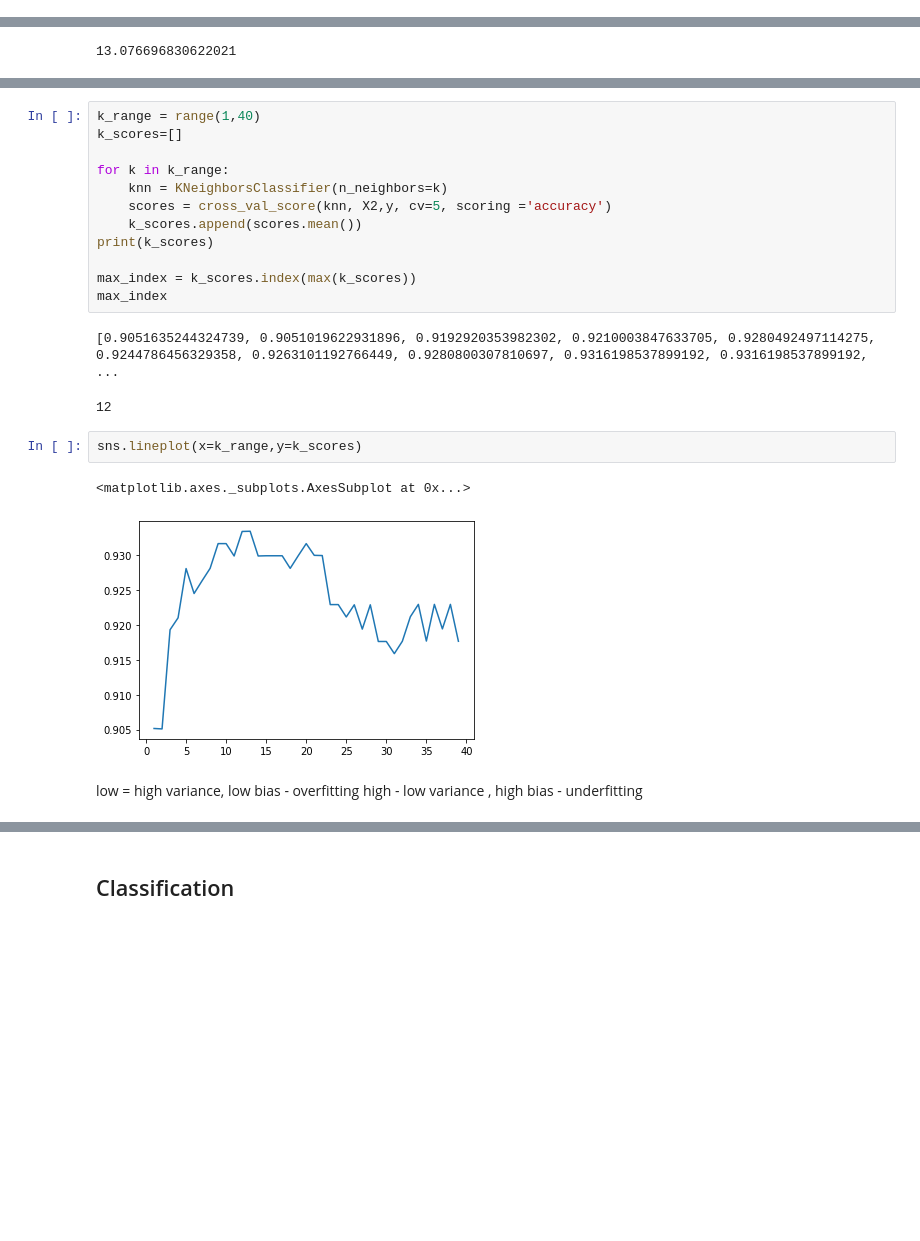
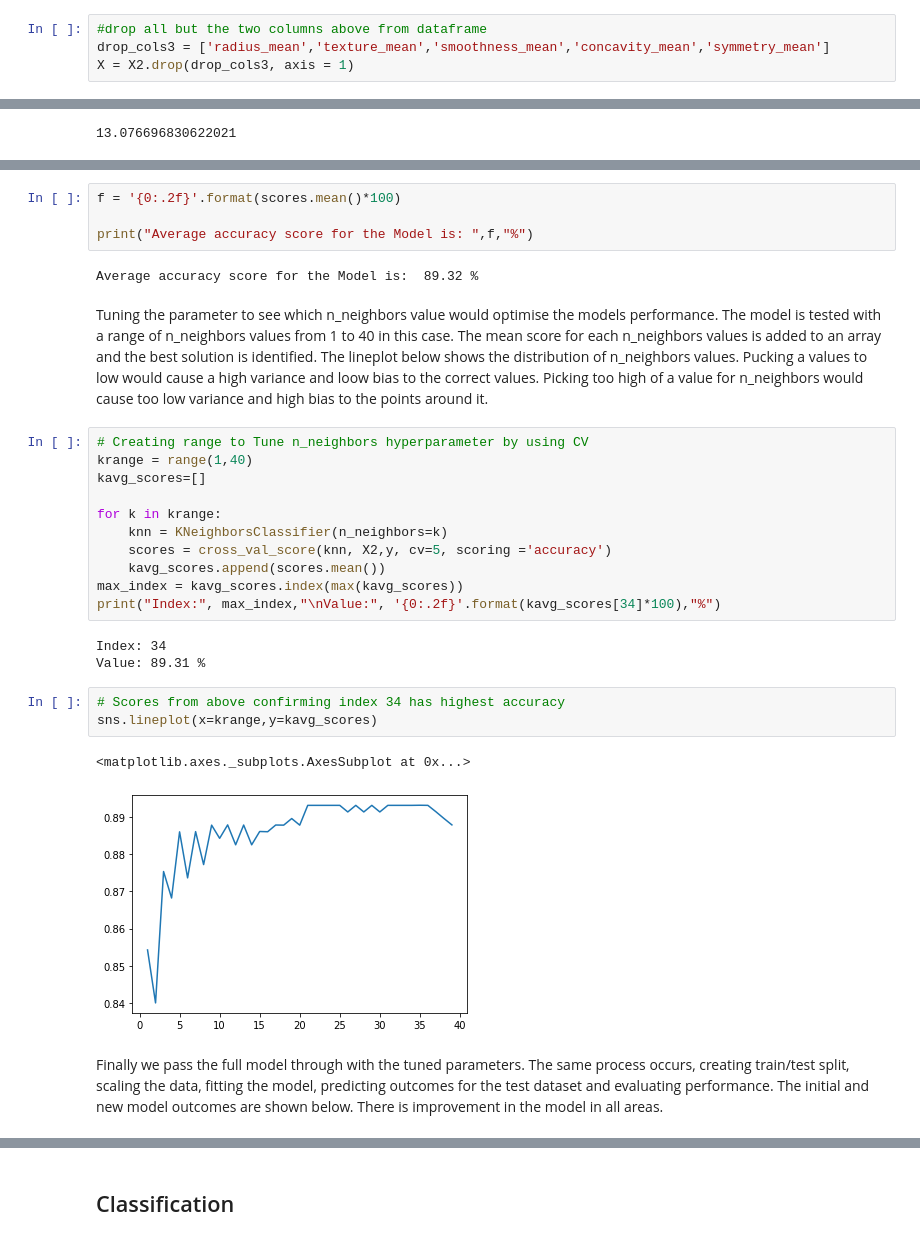
Before and after one commit to colmhiggs11/Machine_Learning_21_CH, a Jupyter notebook: Scikit-Learn.ipynb, the cells around one changed output, grey strips where cells are left out. Saved outputs shown, nothing was run; the diff lists cells and outputs as text; blank space fills up the shorter version.

```diff
--- a/Scikit-Learn.ipynb
+++ b/Scikit-Learn.ipynb
@@ -390,0 +412,4 @@ X_test=sc_X.fit_transform(X_test)
+# %%
+#drop all but the two columns above from dataframe
+drop_cols3 = ['radius_mean','texture_mean','smoothness_mean','concavity_mean','symmetry_mean']
+X = X2.drop(drop_cols3, axis = 1)
@@ -434,24 +505,32 @@ scores.mean()
+# %%
+f = '{0:.2f}'.format(scores.mean()*100)
+
+print("Average accuracy score for the Model is: ",f,"%")
+# %% [output]
+Average accuracy score for the Model is:  89.32 %
+# %% [markdown]
+Tuning the parameter to see which n_neighbors value would optimise the models performance. The model is tested with a range of n_neighbors values from 1 to 40 in this case.
+The mean score for each n_neighbors values is added to an array and the best solution is identified. The lineplot below shows the distribution of n_neighbors values. Pucking a values to low would cause a high variance  and loow bias to the correct values. Picking too high of a value for n_neighbors would cause too low variance and high bias to the points around it.
 # %%
-k_range = range(1,40)
-k_scores=[]
+# Creating range to Tune n_neighbors hyperparameter by using CV
+krange = range(1,40)
+kavg_scores=[]
 
-for k in k_range:
+for k in krange:
     knn = KNeighborsClassifier(n_neighbors=k)
     scores = cross_val_score(knn, X2,y, cv=5, scoring ='accuracy')
-    k_scores.append(scores.mean())
-print(k_scores)
-
-max_index = k_scores.index(max(k_scores))
-max_index
+    kavg_scores.append(scores.mean())
+max_index = kavg_scores.index(max(kavg_scores))
+print("Index:", max_index,"\nValue:", '{0:.2f}'.format(kavg_scores[34]*100),"%")
 # %% [output]
-[0.9051635244324739, 0.9051019622931896, 0.9192920353982302, 0.9210003847633705, 0.9280492497114275, 0.9244786456329358, 0.9263101192766449, 0.9280800307810697, 0.9316198537899192, 0.9316198537899192, ...
+Index: 34
+Value: 89.31 %
-12
-# %%
-sns.lineplot(x=k_range,y=k_scores)
-# %% [output]
-<matplotlib.axes._subplots.AxesSubplot at 0x...>
-[figure, removed]
-# %% [markdown]
-low = high variance, low bias - overfitting
-high - low variance , high bias - underfitting
+# %%
+# Scores from above confirming index 34 has highest accuracy
+sns.lineplot(x=krange,y=kavg_scores)
+# %% [output]
+<matplotlib.axes._subplots.AxesSubplot at 0x...>
+[figure, added]
+# %% [markdown]
+Finally we pass the full model through with the tuned parameters. The same process occurs, creating train/test split, scaling the data, fitting the model, predicting outcomes for the test dataset and evaluating performance. The initial and new model outcomes are shown below. There is improvement in the model in all areas.
 # %%
```
Also changed, not shown: parts of 66 cells of this notebook, 1 other file.
